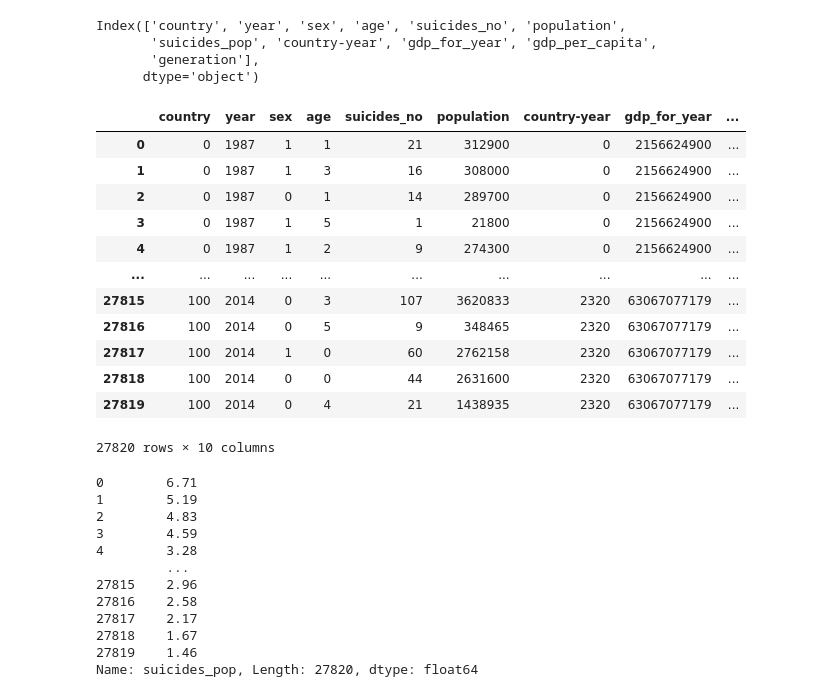
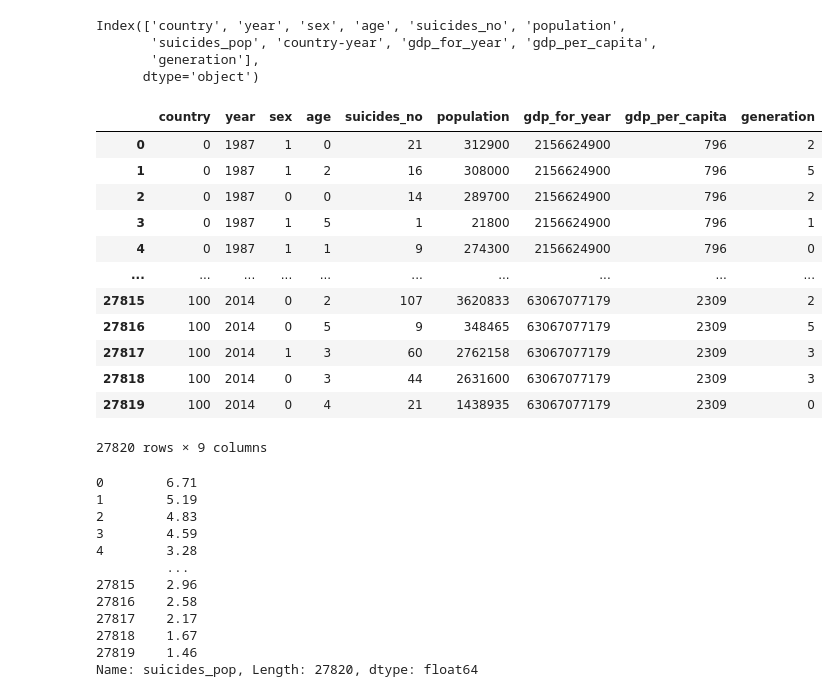
Before and after one commit to Muluken1Walle/Suicide-Rates, a Jupyter notebook: SuicideProject.ipynb, the cells around one changed output. Drawn from its saved outputs; the diff is of its cells as text; code cells hidden in the pictures.

```diff
--- a/SuicideProject.ipynb
+++ b/SuicideProject.ipynb
@@ -168,9 +136,6 @@ object_cols
 # %%
 from sklearn.preprocessing import LabelEncoder
 le = LabelEncoder()
-# %%
-df["gdp_for_year"] = df["gdp_for_year"].str.replace(",","").astype(np.int64)
-df["age"] = df["age"].str.replace("5-14 years","05-14 years")
 # %%
 df['country']= le.fit_transform(df['country'])
 df[ 'sex']= le.fit_transform(df[ 'sex'])
@@ -220,4 +177,0 @@ Index(['country', 'year', 'sex', 'age', 'suicides_no', 'population',
-# %%
-df.rename(columns={"suicides/100k pop":"suicides_pop","HDI for year":"HDI_for_year",
-                  " gdp_for_year ($) ":"gdp_for_year"," gdp_per_capita ($) ":"gdp_per_capita",
-                    "gdp_per_capita ($)":"gdp_per_capita"}, inplace=True)
@@ -370,24 +306,23 @@ Index(['country', 'year', 'sex', 'age', 'suicides_no', 'population',
        'generation'],
       dtype='object')
 # %%
-from sklearn.linear_model import LogisticRegression
 from sklearn.model_selection import train_test_split
-x=df.drop(['suicides_pop'],axis=1)
+x=df.drop(['suicides_pop','country-year'],axis=1)
 x
 # %% [output]
-|  | country | year | sex | age | suicides_no | population | country-year | gdp_for_year | ... |
-| 0 | 0 | 1987 | 1 | 1 | 21 | 312900 | 0 | 2156624900 | ... |
-| 1 | 0 | 1987 | 1 | 3 | 16 | 308000 | 0 | 2156624900 | ... |
-| 2 | 0 | 1987 | 0 | 1 | 14 | 289700 | 0 | 2156624900 | ... |
-| 3 | 0 | 1987 | 1 | 5 | 1 | 21800 | 0 | 2156624900 | ... |
-| 4 | 0 | 1987 | 1 | 2 | 9 | 274300 | 0 | 2156624900 | ... |
+|  | country | year | sex | age | suicides_no | population | gdp_for_year | gdp_per_capita | generation |
+| 0 | 0 | 1987 | 1 | 0 | 21 | 312900 | 2156624900 | 796 | 2 |
+| 1 | 0 | 1987 | 1 | 2 | 16 | 308000 | 2156624900 | 796 | 5 |
+| 2 | 0 | 1987 | 0 | 0 | 14 | 289700 | 2156624900 | 796 | 2 |
+| 3 | 0 | 1987 | 1 | 5 | 1 | 21800 | 2156624900 | 796 | 1 |
+| 4 | 0 | 1987 | 1 | 1 | 9 | 274300 | 2156624900 | 796 | 0 |
 | ... | ... | ... | ... | ... | ... | ... | ... | ... | ... |
-| 27815 | 100 | 2014 | 0 | 3 | 107 | 3620833 | 2320 | 63067077179 | ... |
-| 27816 | 100 | 2014 | 0 | 5 | 9 | 348465 | 2320 | 63067077179 | ... |
-| 27817 | 100 | 2014 | 1 | 0 | 60 | 2762158 | 2320 | 63067077179 | ... |
-| 27818 | 100 | 2014 | 0 | 0 | 44 | 2631600 | 2320 | 63067077179 | ... |
-| 27819 | 100 | 2014 | 0 | 4 | 21 | 1438935 | 2320 | 63067077179 | ... |
+| 27815 | 100 | 2014 | 0 | 2 | 107 | 3620833 | 63067077179 | 2309 | 2 |
+| 27816 | 100 | 2014 | 0 | 5 | 9 | 348465 | 63067077179 | 2309 | 5 |
+| 27817 | 100 | 2014 | 1 | 3 | 60 | 2762158 | 63067077179 | 2309 | 3 |
+| 27818 | 100 | 2014 | 0 | 3 | 44 | 2631600 | 63067077179 | 2309 | 3 |
+| 27819 | 100 | 2014 | 0 | 4 | 21 | 1438935 | 63067077179 | 2309 | 0 |
-27820 rows × 10 columns
+27820 rows × 9 columns
 # %%
 y=df['suicides_pop']
 y
```
Also changed, not shown: parts of 32 cells of this notebook.
